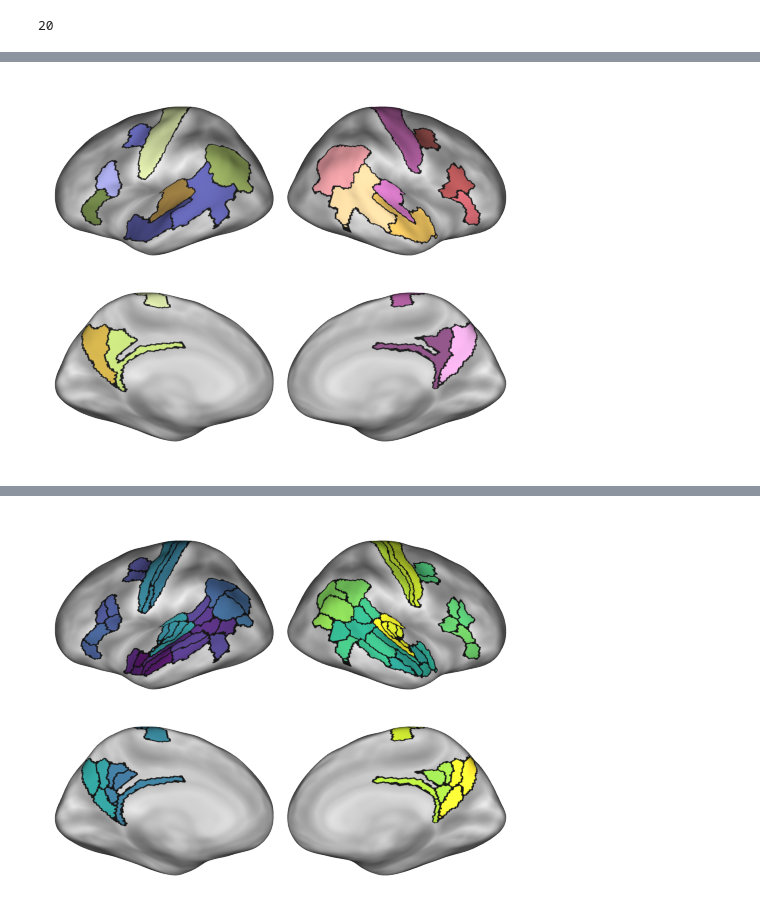
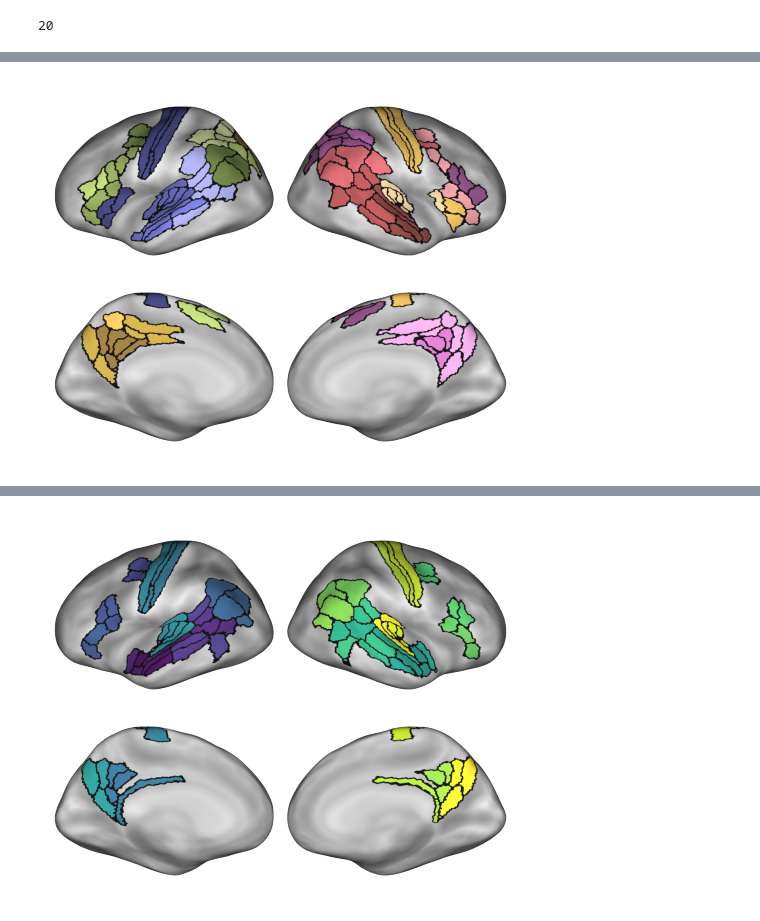
Before and after one commit to YeajuDianaKim394/EncodingModels, a Jupyter notebook: code/atlas.ipynb, the cells around one changed output, grey strips where cells are left out. Cells and saved outputs as stored; diff of their text form; code cells hidden in the pictures.

Commit message:
misc updates

```diff
--- a/code/atlas.ipynb
+++ b/code/atlas.ipynb
@@ -42,5 +89,8 @@ plot.surface_plot(lana_atlas.label_img, vmin=0, cmap='Blues', atlas=lang_atlas);
 # %% [markdown]
 ## custom glasser atlas
+# %%
+atlas = glasser
+atlas_labels = set(atlas.labels)
 # %%
 # from LanAtlas paper SI-1 fig
 ev_glasser_rois = {
@@ -94,3 +158,6 @@ for name, labels in custom_atlas_rois.items():
 len(rois)
 # %% [output]
 20
+# %%
+uniq_nets = ["MOT", "AUD", "Lang", "DMN", "Misc"]
+net_lut = {net: i for i, net in enumerate(uniq_nets, 1)}
@@ -96,0 +251,17 @@ len(rois)
+# %%
+label_img = np.zeros_like(atlas.label_img)
+group_img = np.zeros_like(atlas.label_img)
+labels = {0: "???"}
+for i, (k, v) in enumerate(rois.items(), 1):
+    assert all(lb in atlas_labels for lb in v)
+    mask = atlas.roimask(v)
+    count = mask.sum()
+    label_img[mask] = i
+    group_img[mask] = net_lut[k.split("_")[1]]
+    labels[i] = k
+    print(i, k, count, v)
+    assert count
+
+custom_atlas = Atlas("custom_glasser", label_img, labels)
+# custom_atlas.save()
+len(custom_atlas)
@@ -96,0 +310,18 @@ len(rois)
+# %%
+# save parcel version
+atlas = glasser
+label_img = np.zeros_like(atlas.label_img)
+labels = {0: "???"}
+i = 1
+for k, v in rois.items():
+    for p in v:
+        mask = atlas.roimask([p])
+        count = mask.sum()
+        label_img[mask] = i
+        labels[i] = k + "_" + p[2:]
+        i += 1
+        assert count
+
+custom_atlas = Atlas("custom_glasser_parc", label_img, labels)
+custom_atlas.save()
+len(custom_atlas)
@@ -131,9 +433,11 @@ custom_atlas.save()
 19 RH_EAC 741 ['R_A1', 'R_LBelt', 'R_PBelt', 'R_RI', 'R_A4']
 20 RH_pCun 764 ['R_7m', 'R_POS1', 'R_POS2']
 # %%
-fig = plot.surface_plot(custom_atlas.label_img, vmin=1, cmap='tab20b', cbar=False, atlas=custom_atlas)
+fig = plot.surface_plot(
+    custom_atlas.label_img, vmin=1, cmap="tab20b", cbar=False, atlas=custom_atlas
+)
 # %% [output]
-[figure, old version]
+[figure, new version]
 # %%
 atlas = glasser
 label_img = np.zeros_like(atlas.label_img)
```
Also changed, not shown: parts of 51 cells of this notebook, 3 other files.
